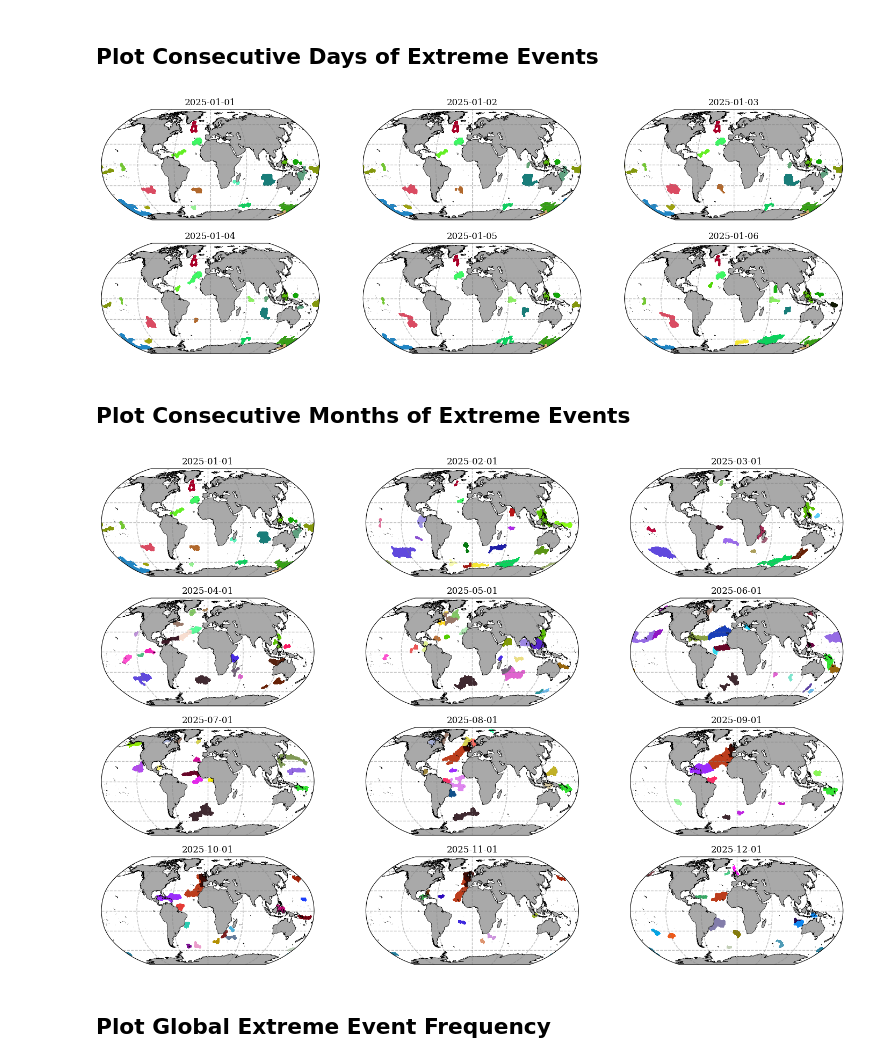
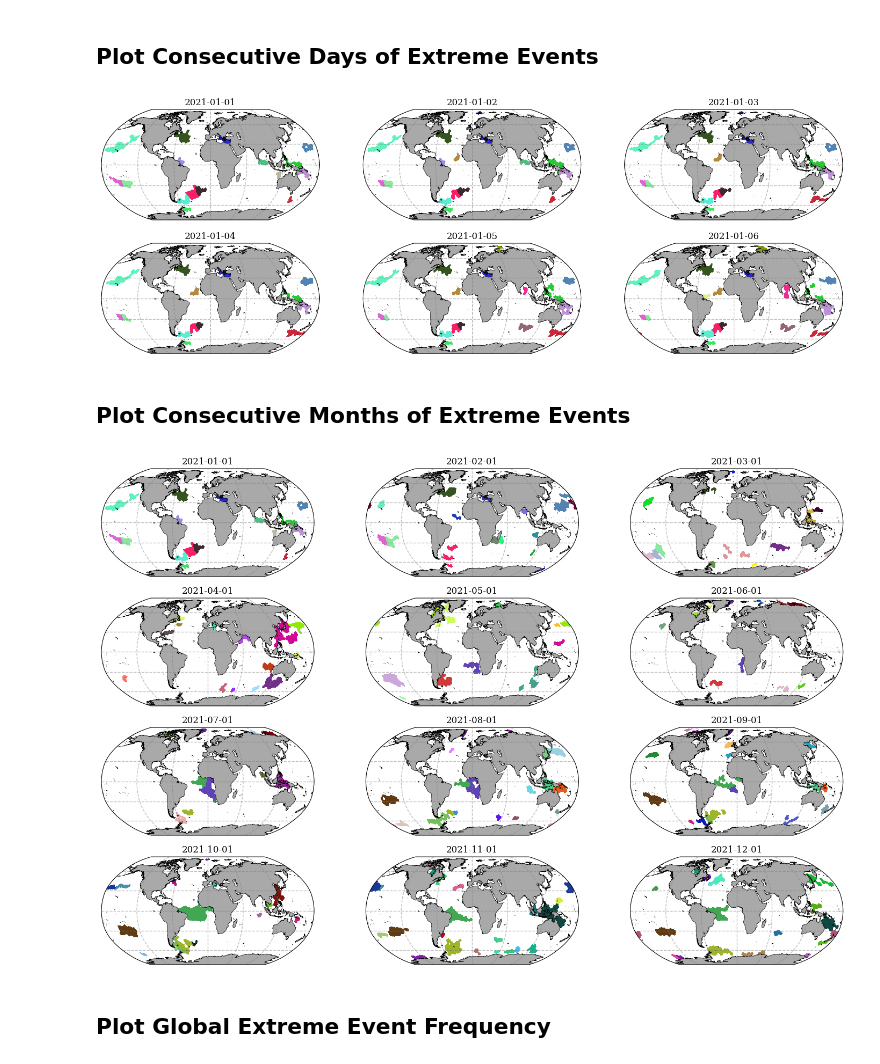
Before and after one commit to wienkers/marEx, a Jupyter notebook: examples/gridded data/03_visualise_events.ipynb, the cells around one changed output. Saved outputs shown, nothing was run; the diff lists cells and outputs as text; code cells hidden in the pictures.

```diff
--- a/examples/gridded data/03_visualise_events.ipynb
+++ b/examples/gridded data/03_visualise_events.ipynb
@@ -14,9 +14,9 @@ import marEx
 import marEx.helper as hpc
 # %%
 # Directories
-scratch_dir = Path('/scratch') / getuser()[0] / getuser() # Lustre Scratch Directory
+scratch_dir = Path("/scratch") / getuser()[0] / getuser()  # Lustre Scratch Directory
 
-file_name = scratch_dir / 'mhws' / 'extreme_events_merged_gridded.zarr'
-plot_dir  = scratch_dir / 'mhws' / 'plots'
+file_name = scratch_dir / "mhws" / "extreme_events_merged_gridded_shifting.zarr"
+plot_dir = scratch_dir / "mhws" / "plots"
 # %%
 # Start Dask Cluster
@@ -119,24 +124,26 @@ ID_field_basic_subset.plotX.animate(config, plot_dir=plot_dir, file_name='movie_
 ## Plot Consecutive Days of Extreme Events
 # %%
 # Choose a subset of the ID field
-ID_field_subset = ID_field.sel(time=slice('2025-01-01', '2025-01-06'))
+ID_field_subset = ID_field.sel(time=slice("2021-01-01", "2021-01-06"))
 
 # Setup Plotting Configuration
 config = marEx.PlotConfig(plot_IDs=True)
-fig, ax = ID_field_subset.plotX.multi_plot(config, col='time', col_wrap=3);
+fig, ax = ID_field_subset.plotX.multi_plot(config, col="time", col_wrap=3);
 # %% [output]
-[figure, old version]
+[figure, new version]
 # %% [markdown]
 ## Plot Consecutive Months of Extreme Events
 # %%
 # Choose the first day of each month from a subset of the ID field
-ID_field_subset_day1 = ID_field.sel(time=slice('2025-01-01', '2025-12-31')).resample(time='MS').first()
+ID_field_subset_day1 = (
+    ID_field.sel(time=slice("2021-01-01", "2021-12-31")).resample(time="MS").nearest()
+)
 
 # Setup Plotting Configuration
 config = marEx.PlotConfig(plot_IDs=True)
-fig, ax = ID_field_subset_day1.plotX.multi_plot(config, col='time', col_wrap=3);
+fig, ax = ID_field_subset_day1.plotX.multi_plot(config, col="time", col_wrap=3);
 # %% [output]
-[figure, old version]
+[figure, new version]
 # %% [markdown]
 ## Plot Global Extreme Event Frequency
 # %%
```
Also changed, not shown: parts of 17 cells of this notebook, 4 other files.
